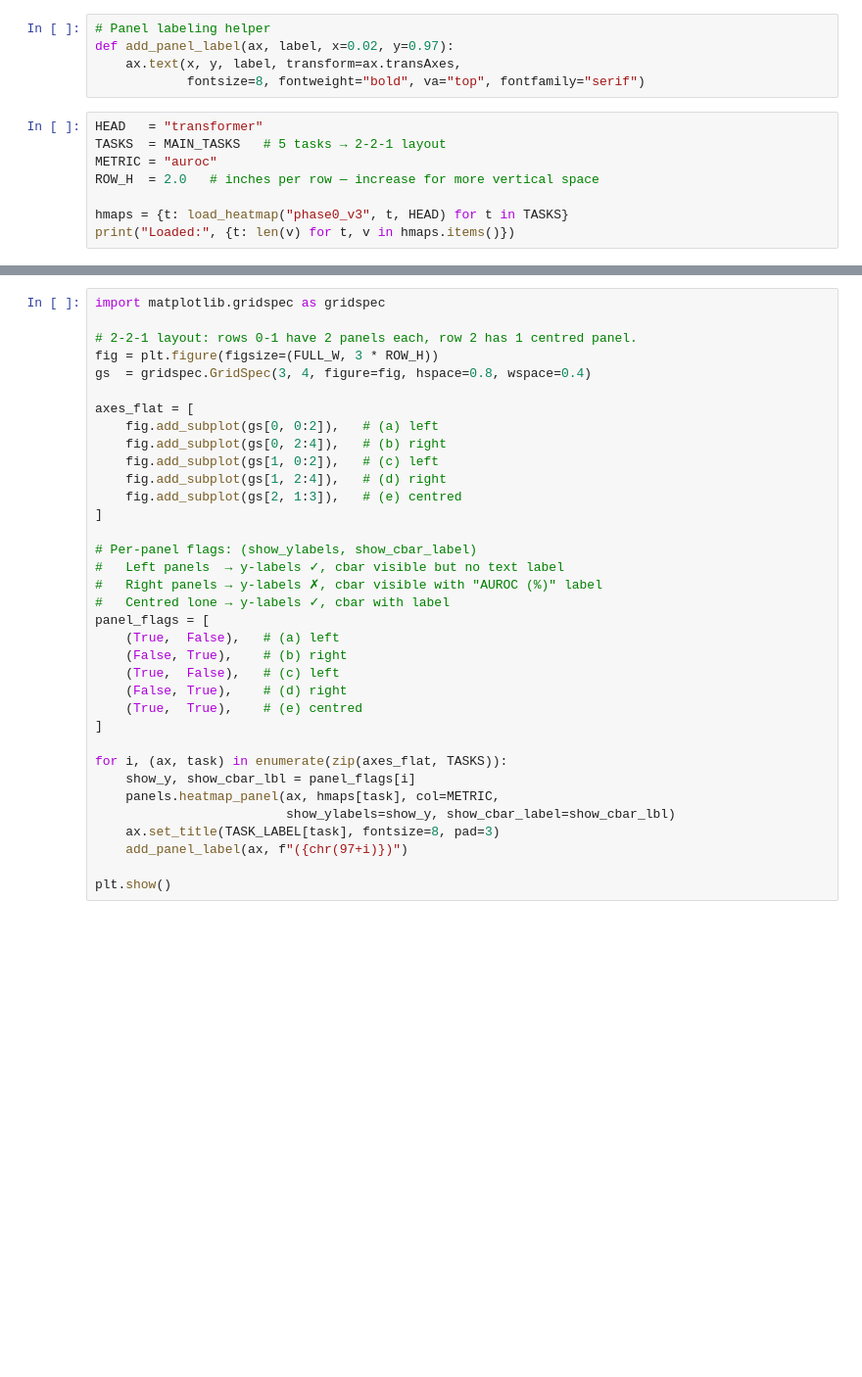
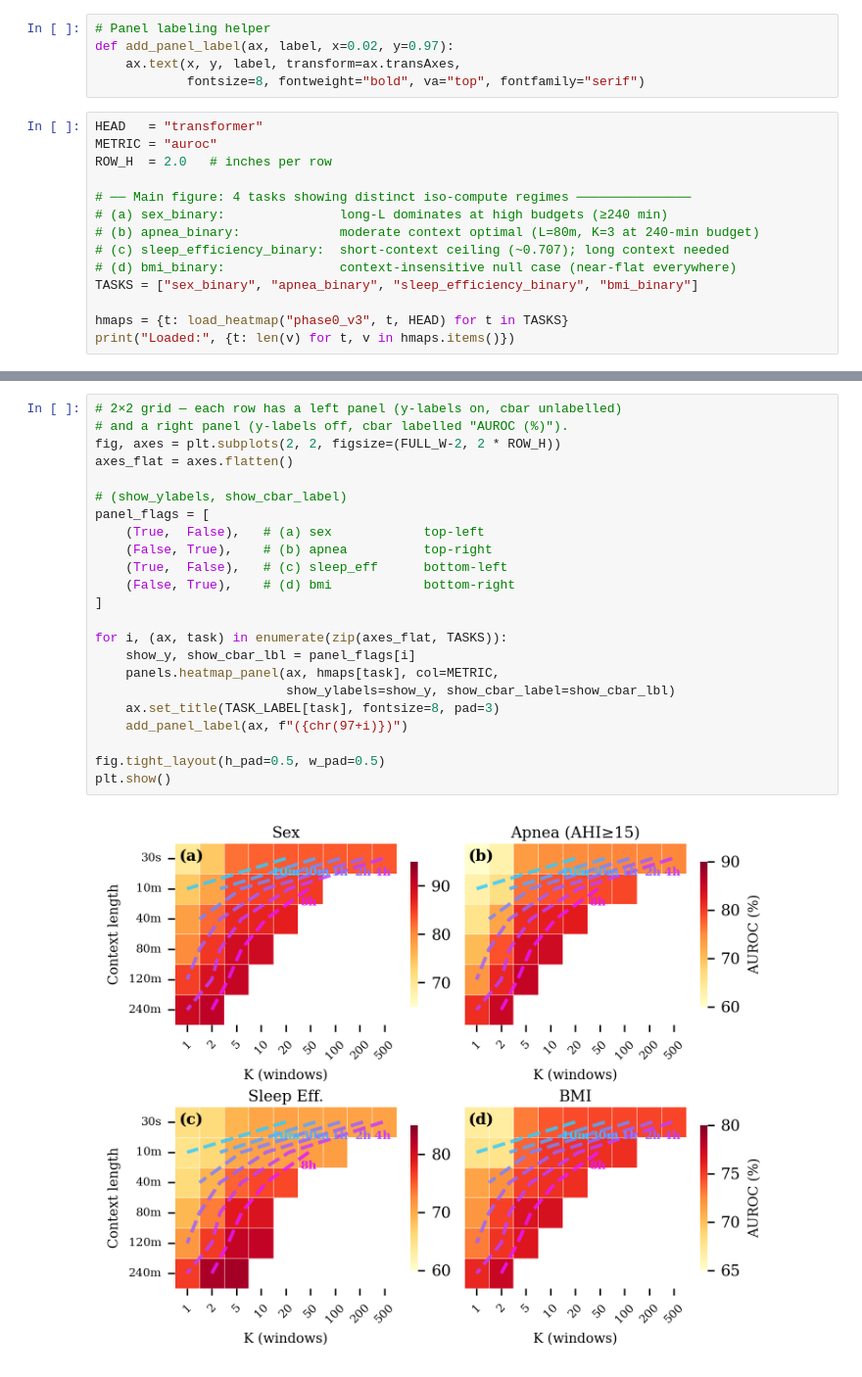
Before and after one commit to boshrakh95/NSRR-tools, a Jupyter notebook: results/paper_figures/notebooks/main_fig3_heatmap.ipynb, the cells around one changed output, grey strips where cells are left out. Shown at 98% size. Cells and saved outputs as stored; diff of their text form; blank space fills up the shorter version.

```diff
--- a/results/paper_figures/notebooks/main_fig3_heatmap.ipynb
+++ b/results/paper_figures/notebooks/main_fig3_heatmap.ipynb
@@ -65,9 +73,15 @@ def add_panel_label(ax, label, x=0.02, y=0.97):
             fontsize=8, fontweight="bold", va="top", fontfamily="serif")
 # %%
 HEAD   = "transformer"
-TASKS  = MAIN_TASKS   # 5 tasks → 2-2-1 layout
 METRIC = "auroc"
-ROW_H  = 2.0   # inches per row — increase for more vertical space
+ROW_H  = 2.0   # inches per row
+
+# ── Main figure: 4 tasks showing distinct iso-compute regimes ───────────────
+# (a) sex_binary:               long-L dominates at high budgets (≥240 min)
+# (b) apnea_binary:             moderate context optimal (L=80m, K=3 at 240-min budget)
+# (c) sleep_efficiency_binary:  short-context ceiling (~0.707); long context needed
+# (d) bmi_binary:               context-insensitive null case (near-flat everywhere)
+TASKS = ["sex_binary", "apnea_binary", "sleep_efficiency_binary", "bmi_binary"]
 
 hmaps = {t: load_heatmap("phase0_v3", t, HEAD) for t in TASKS}
 print("Loaded:", {t: len(v) for t, v in hmaps.items()})
@@ -74,38 +90,28 @@ print("Loaded:", {t: len(v) for t, v in hmaps.items()})
 # %%
-import matplotlib.gridspec as gridspec
+# 2×2 grid — each row has a left panel (y-labels on, cbar unlabelled)
+# and a right panel (y-labels off, cbar labelled "AUROC (%)").
+fig, axes = plt.subplots(2, 2, figsize=(FULL_W-2, 2 * ROW_H))
+axes_flat = axes.flatten()
 
-# 2-2-1 layout: rows 0-1 have 2 panels each, row 2 has 1 centred panel.
-fig = plt.figure(figsize=(FULL_W, 3 * ROW_H))
-gs  = gridspec.GridSpec(3, 4, figure=fig, hspace=0.8, wspace=0.4)
-
-axes_flat = [
-    fig.add_subplot(gs[0, 0:2]),   # (a) left
-    fig.add_subplot(gs[0, 2:4]),   # (b) right
-    fig.add_subplot(gs[1, 0:2]),   # (c) left
-    fig.add_subplot(gs[1, 2:4]),   # (d) right
-    fig.add_subplot(gs[2, 1:3]),   # (e) centred
-]
-
-# Per-panel flags: (show_ylabels, show_cbar_label)
-#   Left panels  → y-labels ✓, cbar visible but no text label
-#   Right panels → y-labels ✗, cbar visible with "AUROC (%)" label
-#   Centred lone → y-labels ✓, cbar with label
+# (show_ylabels, show_cbar_label)
 panel_flags = [
-    (True,  False),   # (a) left
-    (False, True),    # (b) right
-    (True,  False),   # (c) left
-    (False, True),    # (d) right
-    (True,  True),    # (e) centred
+    (True,  False),   # (a) sex            top-left
+    (False, True),    # (b) apnea          top-right
+    (True,  False),   # (c) sleep_eff      bottom-left
+    (False, True),    # (d) bmi            bottom-right
 ]
 
 for i, (ax, task) in enumerate(zip(axes_flat, TASKS)):
     show_y, show_cbar_lbl = panel_flags[i]
     panels.heatmap_panel(ax, hmaps[task], col=METRIC,
                          show_ylabels=show_y, show_cbar_label=show_cbar_lbl)
     ax.set_title(TASK_LABEL[task], fontsize=8, pad=3)
     add_panel_label(ax, f"({chr(97+i)})")
 
+fig.tight_layout(h_pad=0.5, w_pad=0.5)
 plt.show()
+# %% [output]
+[figure, added]
 # %%
 # ── Run when figure looks good ──────────────────────────────────
 save_figure(fig, FINAL_OUT, "main_fig3_heatmap")
```
Also changed, not shown: parts of 7 cells of this notebook, 24 other files.
